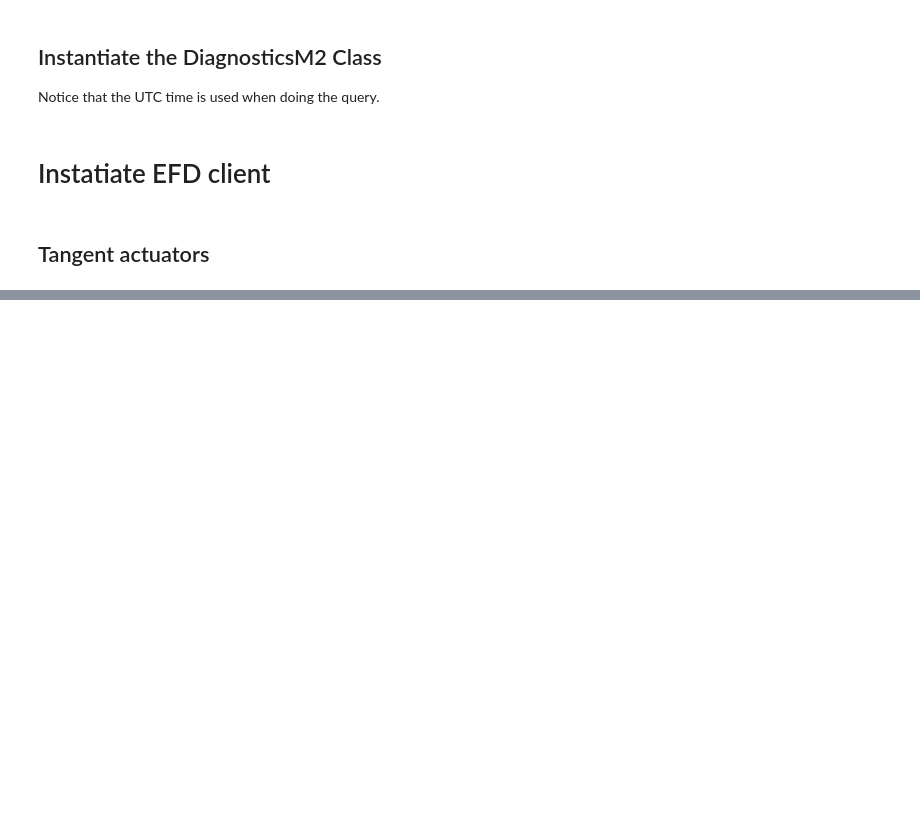
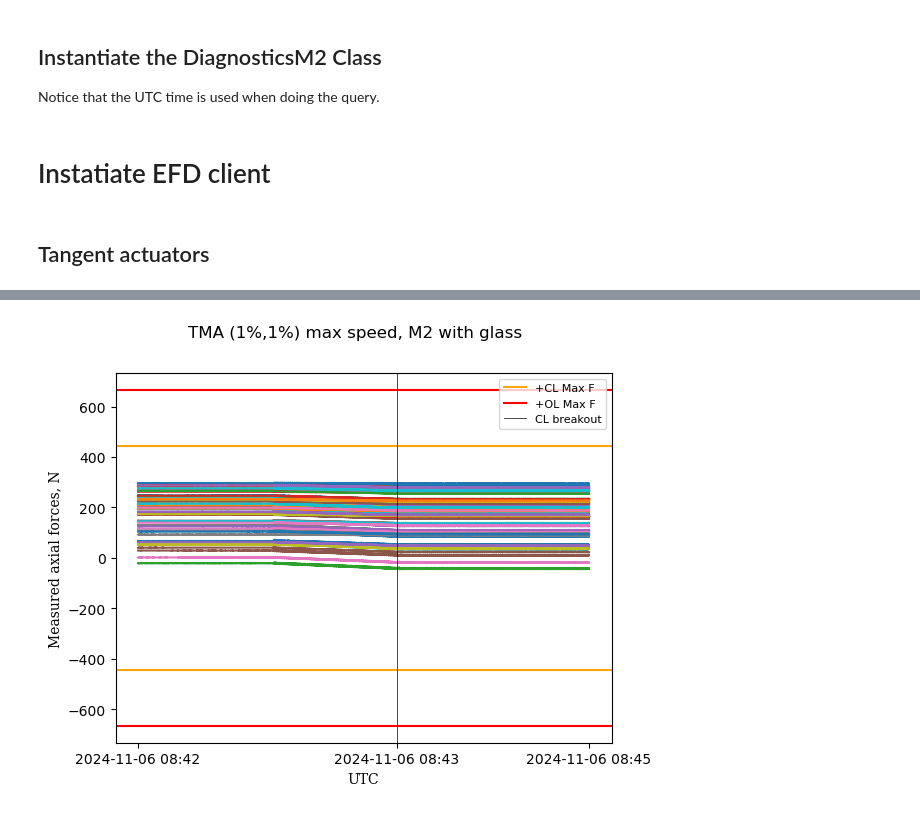
Before and after one commit to lsst-sitcom/sitcomtn-147, a Jupyter notebook: M2_analysis_notebooks/LVV-T3034_M2_analysis_CL_breakout_test-single-window.ipynb, the cells around one changed output, grey strips where cells are left out. Cells and saved outputs as stored; diff of their text form; code cells hidden in the pictures; blank space fills up the shorter version.

```diff
--- a/M2_analysis_notebooks/LVV-T3034_M2_analysis_CL_breakout_test-single-window.ipynb
+++ b/M2_analysis_notebooks/LVV-T3034_M2_analysis_CL_breakout_test-single-window.ipynb
@@ -362,7 +366,7 @@ def actuator_plot(
 # %%
 def actuator_plot_axial(
     diagnostics_m2,
-    control_closed_loop,
+    # control_closed_loop,
     actuators_groups,
     group,
     data_collected_axial,
@@ -690,14 +701,14 @@ for key, val in slew_intervals.items():
 
 
     (
-        xy_actuators,
+        # xy_actuators,
         data_ims,
         data_collected_axial,
         data_collected_tangent,
         data_power_status,
         data_inclinometer,
         data_net_moment,
-    ) = await query_data(diagnostics_m2, control_closed_loop, time_start, time_end)
+    ) = await query_data(diagnostics_m2, time_start, time_end) # await query_data(diagnostics_m2, control_closed_loop, time_start, time_end)
 
 
 
@@ -716,11 +727,17 @@ for key, val in slew_intervals.items():
 
     )
 
+    m2_cl_status_breakout = await efd_client.select_time_series(
+        "lsst.sal.MTM2.logevent_closedLoopControlMode",
+        fields=["mode"],
+        start=time_start,
+        end=time_end)
+
     full_stream = len(data_collected_axial["measured"])
 
     actuator_plot_axial(
         diagnostics_m2,
-        control_closed_loop,
+        # control_closed_loop,
         actuators_groups,
         key,
         data_collected_axial,
@@ -733,3 +750,4 @@ for key, val in slew_intervals.items():
         m2_cl_status_breakout,
         title,
     )
+# %% [output]
@@ -735,0 +756 @@ for key, val in slew_intervals.items():
+[figure, added]
```
Also changed, not shown: parts of 7 cells of this notebook.
